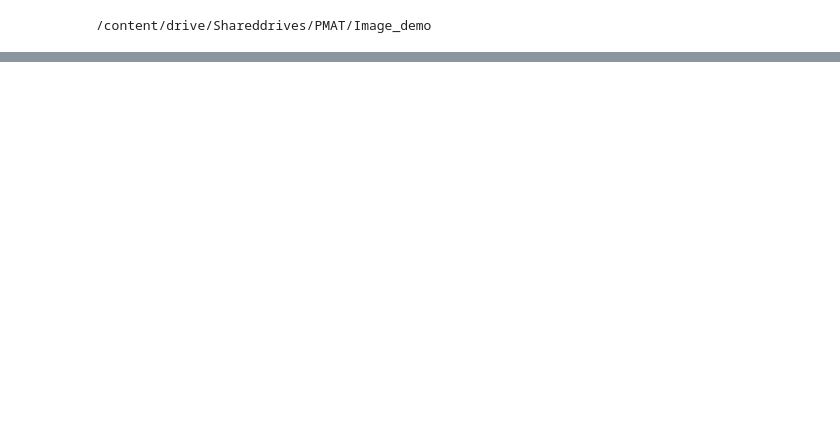
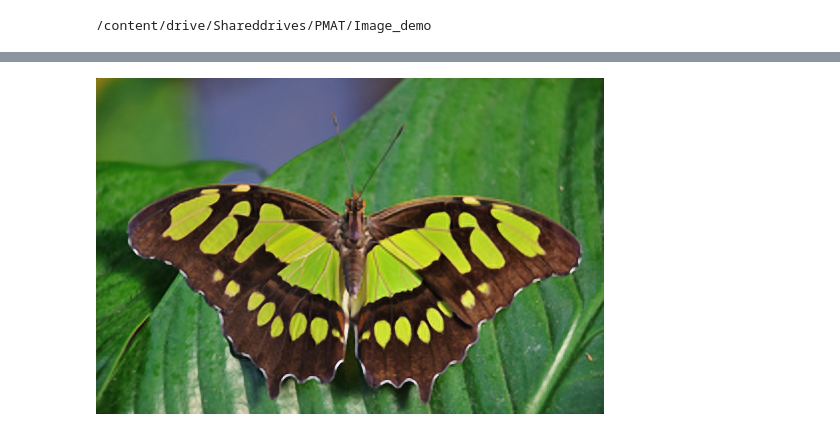
Before and after one commit to pmatuan/Image-Super-Resolution, a Jupyter notebook: Code/Compare.ipynb, the cells around one changed output, grey strips where cells are left out. Drawn from its saved outputs; the diff is of its cells as text; code cells hidden in the pictures; blank space fills up the shorter version.

```diff
--- a/Code/Compare.ipynb
+++ b/Code/Compare.ipynb
@@ -359,0 +277,7 @@ SRCNN time: 0:00:00.155355
+# %%
+model_resnet_lite = resnet_lite(img.shape[0], img.shape[1])
+model_resnet_lite.load_weights('/content/drive/Shareddrives/PMAT/Final/weights/resnetSR(lite).h5')
+img_resnet_lite= model_resnet_lite.predict(img_)[0]
+cv2_imshow(img_resnet_lite)
+# %% [output]
+[figure, added]
```
Also changed, not shown: parts of 36 cells of this notebook, 7 other files.
